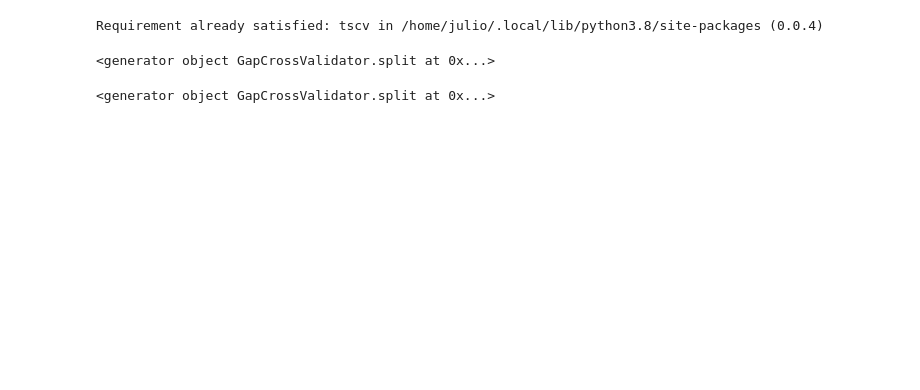
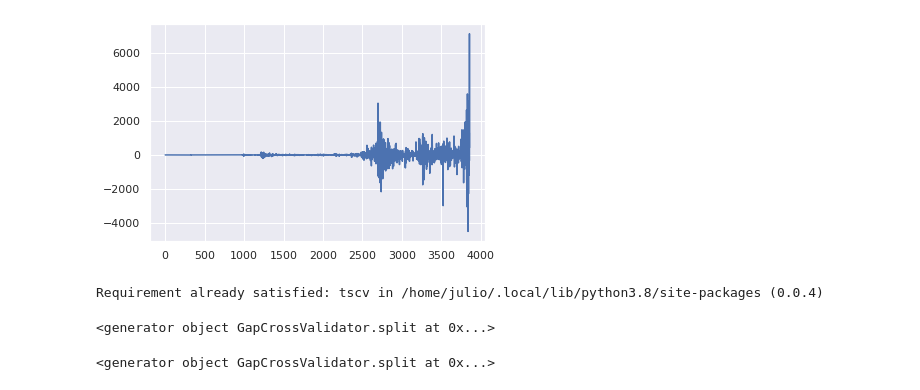
Before and after one commit to morenotos/bitcoinPriceModeling, a Jupyter notebook: notebooks/05-train-test-split.ipynb, the cells around one changed output. Cells and saved outputs as stored; diff of their text form; code cells hidden in the pictures; blank space fills up the shorter version.

```diff
--- a/notebooks/05-train-test-split.ipynb
+++ b/notebooks/05-train-test-split.ipynb
@@ -4,6 +4,12 @@ import pandas as pd
 import numpy as np
 import matplotlib.pyplot as plt
 import seaborn as sns
+
+from statsmodels.tsa.api import VAR
+from sklearn.metrics import r2_score
+
+
+sns.set()
 # %%
 #load daily changes df
 daily_changes = pd.read_csv('../data/processed/daily_changes.csv')
@@ -19,4 +25,9 @@ daily_changes.tail()
 5 rows × 46 columns
+# %%
+plt.plot(daily_changes['PriceUSD'])
+plt.show()
+# %% [output]
+[figure, added]
 # %%
 ! pip install --user tscv
 # %% [output]
```
Also changed, not shown: parts of 14 cells of this notebook.
